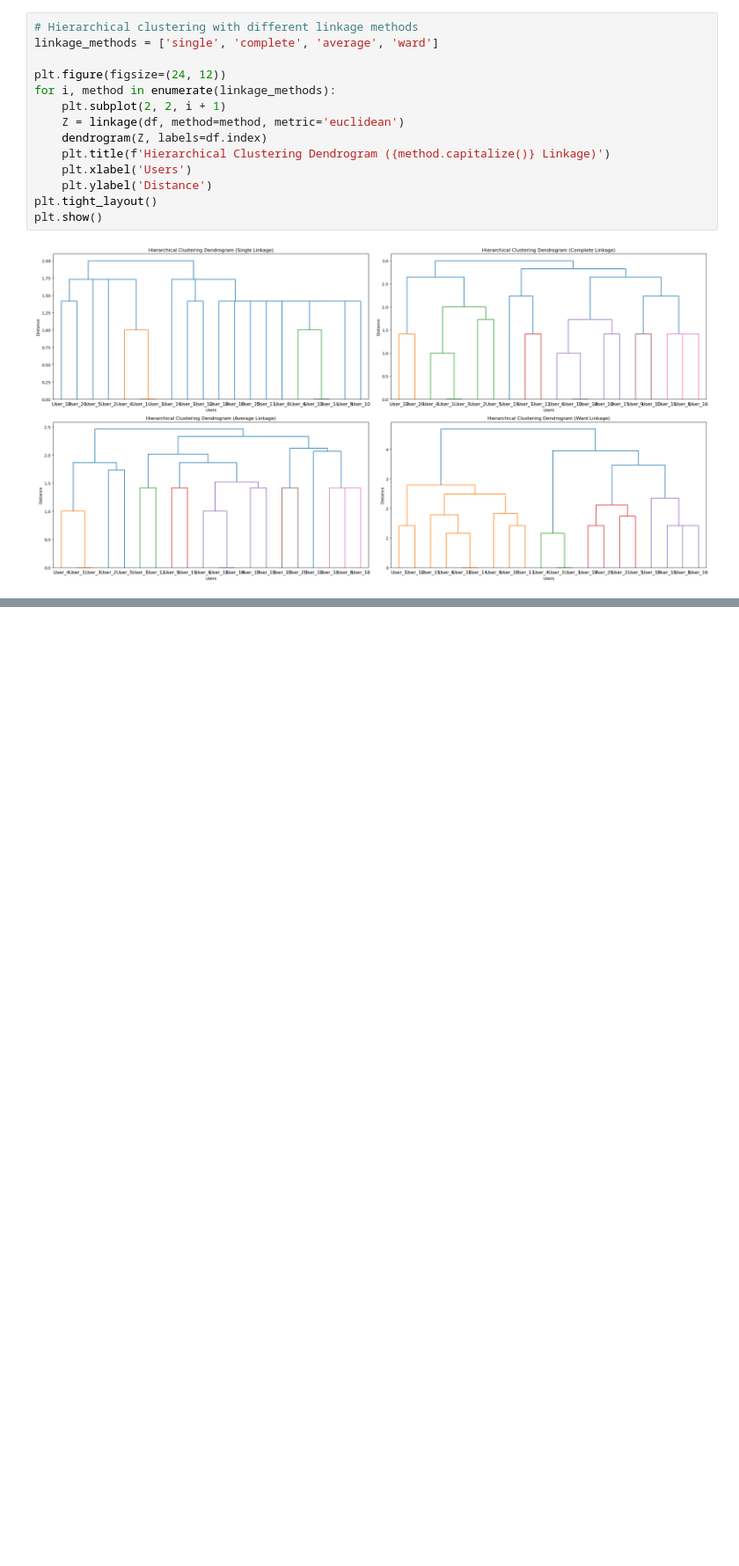
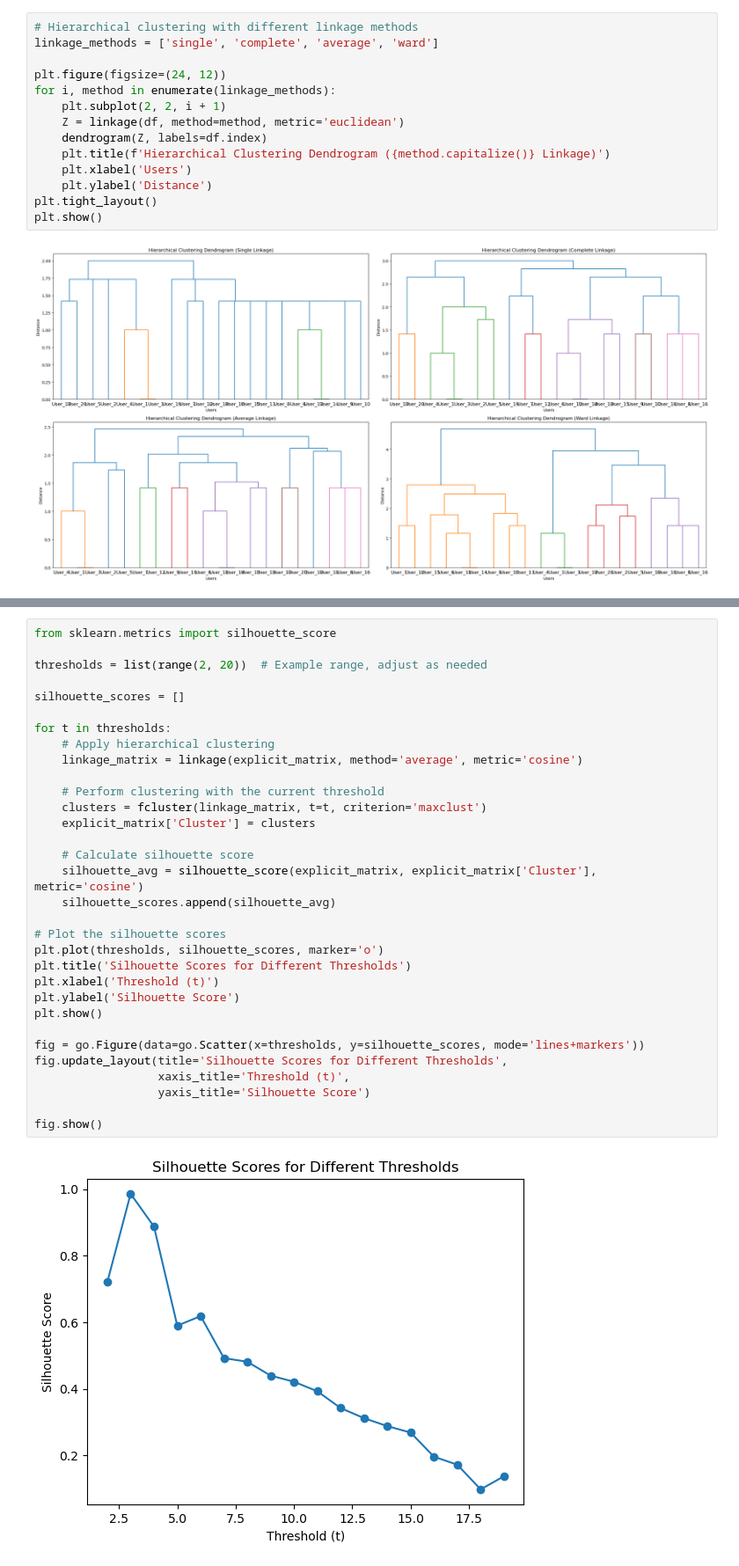
Before and after one commit to tgvp/Algoritmos-Recomendacao, a Jupyter notebook: src/rs-starter.ipynb, the cells around one changed output, grey strips where cells are left out. Shown: that part at 88% size. Saved outputs shown, nothing was run; the diff lists cells and outputs as text; blank space fills up the shorter version.

Commit message:
hierarchical clustering and collaborative filtering

```diff
--- a/src/rs-starter.ipynb
+++ b/src/rs-starter.ipynb
@@ -1141,0 +1157,34 @@ plt.show()
+# %%
+from sklearn.metrics import silhouette_score
+
+thresholds = list(range(2, 20))  # Example range, adjust as needed
+
+silhouette_scores = []
+
+for t in thresholds:
+    # Apply hierarchical clustering
+    linkage_matrix = linkage(explicit_matrix, method='average', metric='cosine')
+
+    # Perform clustering with the current threshold
+    clusters = fcluster(linkage_matrix, t=t, criterion='maxclust')
+    explicit_matrix['Cluster'] = clusters
+
+    # Calculate silhouette score
+    silhouette_avg = silhouette_score(explicit_matrix, explicit_matrix['Cluster'], metric='cosine')
+    silhouette_scores.append(silhouette_avg)
+
+# Plot the silhouette scores
+plt.plot(thresholds, silhouette_scores, marker='o')
+plt.title('Silhouette Scores for Different Thresholds')
+plt.xlabel('Threshold (t)')
+plt.ylabel('Silhouette Score')
+plt.show()
+
+fig = go.Figure(data=go.Scatter(x=thresholds, y=silhouette_scores, mode='lines+markers'))
+fig.update_layout(title='Silhouette Scores for Different Thresholds',
+                  xaxis_title='Threshold (t)',
+                  yaxis_title='Silhouette Score')
+
+fig.show()
+# %% [output]
+[figure, added]
```
Also changed, not shown: parts of 12 cells of this notebook.
